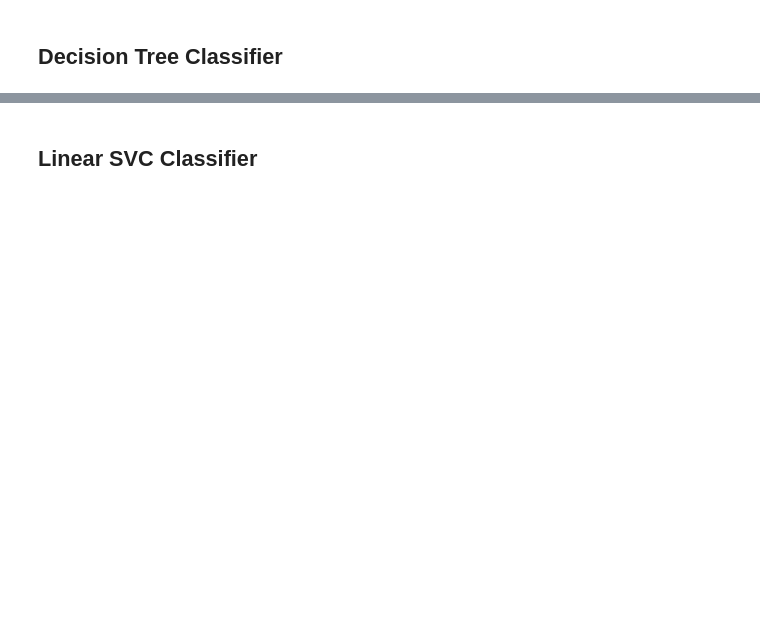
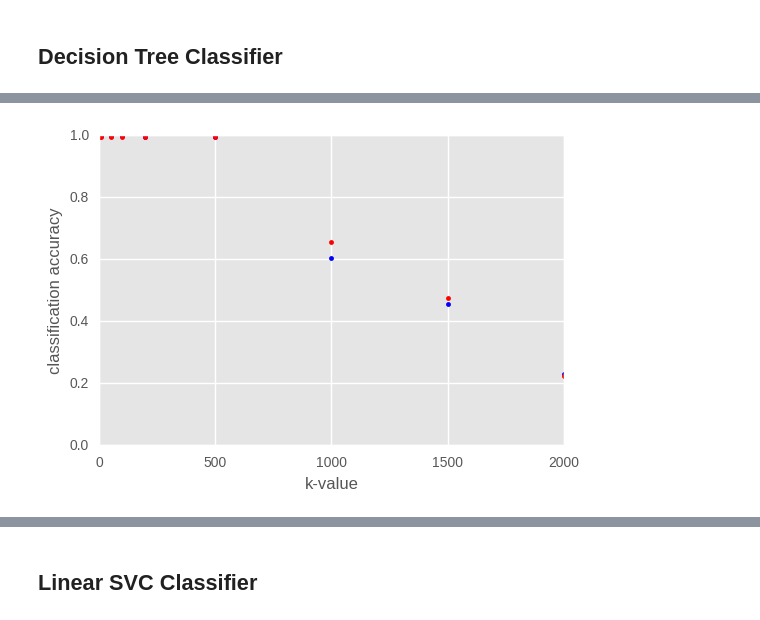
Before and after one commit to alishan2040/ml_project, a Jupyter notebook: Machine_learning_Algos.ipynb, the cells around one changed output, grey strips where cells are left out. Drawn from its saved outputs; the diff is of its cells as text; code cells hidden in the pictures; blank space fills up the shorter version.

```diff
--- a/Machine_learning_Algos.ipynb
+++ b/Machine_learning_Algos.ipynb
@@ -312,0 +380,9 @@ Mean Absolute Error: 0.047549306776
+# %%
+# from sklearn import svm
+clf = svm.SVC(kernel='linear', C=1).fit(Xtrain, ytrain)
+# clf.score(Xtest, ytest)
+
+from sklearn.model_selection import cross_val_predict
+from sklearn import metrics
+predicted = cross_val_predict(classifier,arr[:, idx],arr[:,1] , cv=10)
+metrics.accuracy_score(arr[:,1], predicted)
@@ -347,0 +478,23 @@ Mean Absolute Error: 0.0
+# %%
+# Your code goes here
+ks = [5, 10, 50, 100, 200, 500, 1000, 1500, 2000]
+# %%
+def trainAndScoreKnnClassifier(k, trainData, trainTargets, testData, testTargets):
+    classifier = KNeighborsClassifier(n_neighbors=k)
+    classifier.fit(trainData, trainTargets)
+    #print "knn classifier with k: " + str(k)
+    #print "training score:"
+    trainingScore = classifier.score(trainData, trainTargets)
+    #print trainingScore
+    #print "testing score:"
+    testingScore = classifier.score(testData, testTargets)
+    #print testingScore
+    return k, trainingScore, testingScore
+# %%
+scoreDict = dict()
+for k in ks:
+    curK, curTrainingScore, curTestingScore = trainAndScoreKnnClassifier(k, Xtrain, ytrain, Xtest, ytest)
+    scoreDict[k] = {
+        "trainingScore": curTrainingScore,
+        "testingScore": curTestingScore
+    }
@@ -377,0 +564,14 @@ Mean Absolute Error: 0.0121209585181
+# %%
+# Your code goes here
+fig = plt.figure()
+plt.hold(True)
+plt.axis([0, 2000, 0, 1])
+plt.plot(scoreDict.keys(), [x['trainingScore'] for x in scoreDict.values()], 'b.')
+plt.plot(scoreDict.keys(), [x['testingScore'] for x in scoreDict.values()], 'r.')
+plt.xlabel('k-value')
+plt.ylabel('classification accuracy')
+plt.hold(False)
+
+plt.show()
+# %% [output]
+[figure, added]
```
Also changed, not shown: parts of 82 cells of this notebook.
